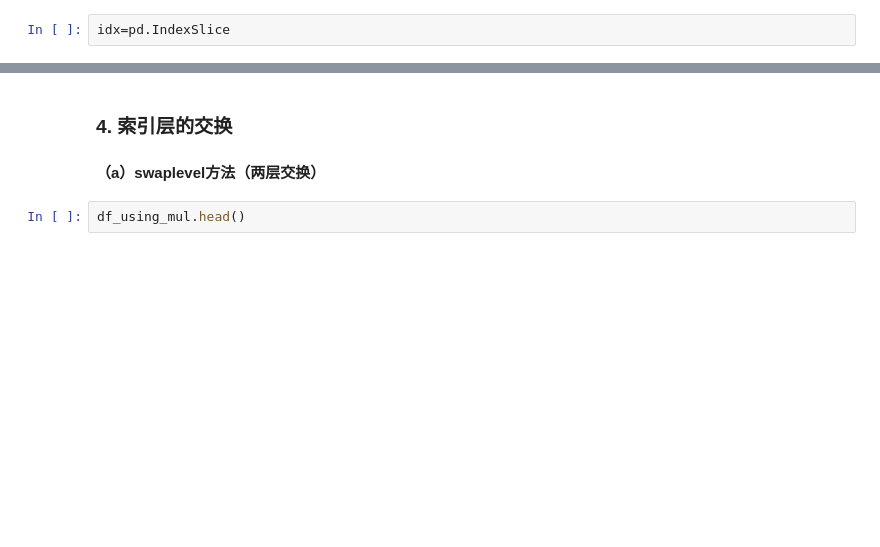
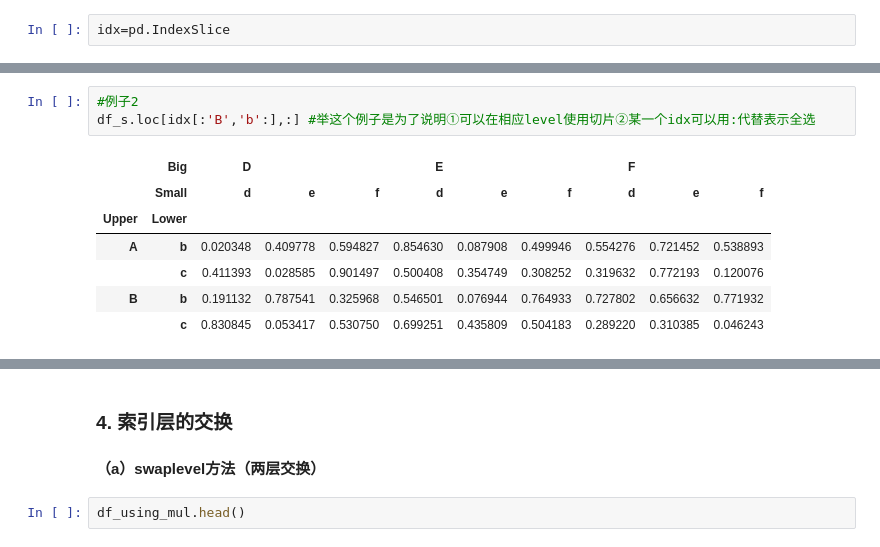
Before and after one commit to datawhalechina/joyful-pandas, a Jupyter notebook: 第2章 索引.ipynb, the cells around one changed output, grey strips where cells are left out. Drawn from its saved outputs; the diff is of its cells as text; blank space fills up the shorter version.

```diff
--- a/第2章 索引.ipynb
+++ b/第2章 索引.ipynb
@@ -771,0 +801,11 @@ df_s.loc[idx['B':,df_s['D']['d']>0.3],idx[df_s.sum()>4]]
+# %%
+#例子2
+df_s.loc[idx[:'B','b':],:] #举这个例子是为了说明①可以在相应level使用切片②某一个idx可以用:代替表示全选
+# %% [output]
+|  | Big | D |  |  | E |  |  | F |  |  |
+|  | Small | d | e | f | d | e | f | d | e | f |
+| Upper | Lower |  |  |  |  |  |  |  |  |  |
+| A | b | 0.020348 | 0.409778 | 0.594827 | 0.854630 | 0.087908 | 0.499946 | 0.554276 | 0.721452 | 0.538893 |
+|  | c | 0.411393 | 0.028585 | 0.901497 | 0.500408 | 0.354749 | 0.308252 | 0.319632 | 0.772193 | 0.120076 |
+| B | b | 0.191132 | 0.787541 | 0.325968 | 0.546501 | 0.076944 | 0.764933 | 0.727802 | 0.656632 | 0.771932 |
+|  | c | 0.830845 | 0.053417 | 0.530750 | 0.699251 | 0.435809 | 0.504183 | 0.289220 | 0.310385 | 0.046243 |
```
Also changed, not shown: parts of 26 cells of this notebook.
